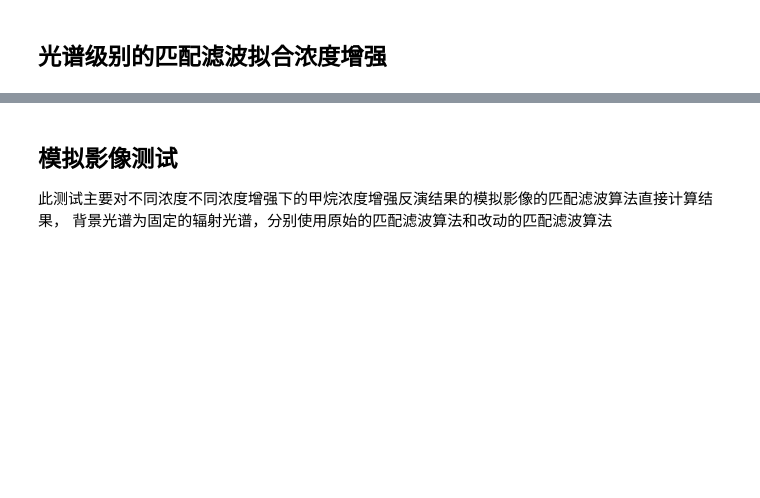
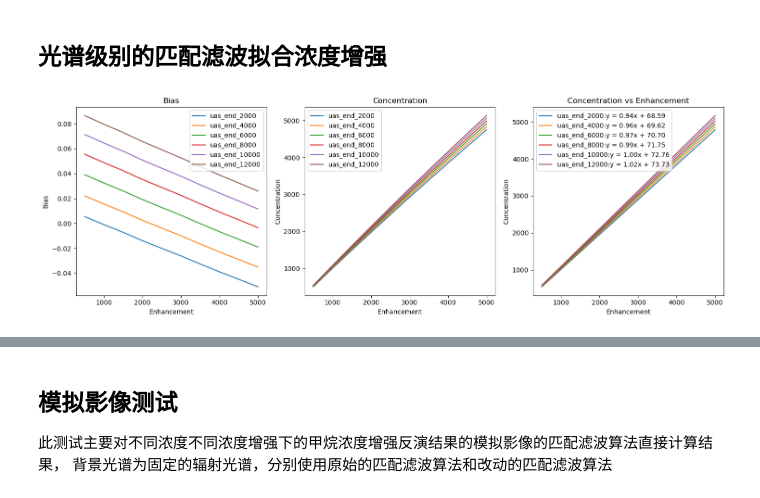
Before and after one commit to Emeric53/MF, a Jupyter notebook: MatchedFilter/algorithm_modification.ipynb, the cells around one changed output, grey strips where cells are left out. Cells and saved outputs as stored; diff of their text form; code cells hidden in the pictures; blank space fills up the shorter version.

```diff
--- a/MatchedFilter/algorithm_modification.ipynb
+++ b/MatchedFilter/algorithm_modification.ipynb
@@ -235,7 +235,6 @@ def polyfit_plot(enhancements,resultlist,ax,labelstr):
 # %% [markdown]
 ## 光谱级别的匹配滤波拟合浓度增强
 # %%
-
 def spectrumlevel_test1():
     """
     测试不同浓度增强下的甲烷廓线直接拟合的浓度结果。
@@ -263,123 +262,34 @@ def spectrumlevel_test1():
             # 读取模拟辐射数据
             filepath = f"C:\\PcModWin5\\Bin\\batch\\AHSI_Methane_{int(enhancement)}_ppmm_tape7.txt"
             _,radiance = nf.get_simulated_satellite_radiance(filepath,channels_path,2150,2500)
             # 通过直接拟合的方法计算甲烷浓度增强，并计算与实际值的偏差
             concentration = profile_matched_filter(base,radiance,uas)
             biaslists.append(((concentration-enhancement)/enhancement))
             concentrationlist.append(concentration)
 
         ax[0].plot(enhancements,biaslists,label=f"uas_end_{end}")
         ax[1].plot(enhancements,concentrationlist,label=f"uas_end_{end}")
-        polyfit_plot(enhancements,biaslists,ax[2],f"uas_end_{end}")
+        polyfit_plot(enhancements,concentrationlist,ax[2],f"uas_end_{end}")
 
     ax[0].set_title("Bias")
     ax[0].set_xlabel("Enhancement")
     ax[0].set_ylabel("Bias")
     ax[0].legend()
 
     ax[1].set_title("Concentration")
     ax[1].set_xlabel("Enhancement")
     ax[1].set_ylabel("Concentration")
     ax[1].legend()
 
     ax[2].set_title("Concentration vs Enhancement")
     ax[2].set_xlabel("Enhancement")
     ax[2].set_ylabel("Concentration")
     ax[2].legend()
-
     plt.tight_layout()
     plt.show()
 
     return biaslists
 
-
-def spectrumlevel_test2():
-    """
-    测试不同浓度增强下的甲烷廓线拟合的浓度结果,使用多级单位吸收光谱。
-    并与单级单位吸收光谱的结果进行对比。
-    """
-
-    # 读取单位吸收光谱
-
-    ahsi_unit_absorption_spectrum_path = f"C:\\Users\\RS\\VSCode\\matchedfiltermethod\\MyData\\uas\\AHSI_UAS_end_30000.txt"
-    _,base_uas = nf.open_unit_absorption_spectrum(ahsi_unit_absorption_spectrum_path,2150,2500)
-
-    uaslist = []
-    uasrange = np.arange(8000,46000,8000)
-    for i in uasrange:
-        ahsi_unit_absorption_spectrum_path = f"C:\\Users\\RS\\VSCode\\matchedfiltermethod\\MyData\\uas\\AHSI_UAS_end_{i}.txt"
-        _,uas = nf.open_unit_absorption_spectrum(ahsi_unit_absorption_spectrum_path,2150,2500)
-        uaslist.append(uas)
-
-    # 设置base radiance
-    filepath = f"C:\\PcModWin5\\Bin\\batch\\AHSI_Methane_0_ppmm_tape7.txt"
-    channels_path=r"C:\\Users\\RS\\VSCode\\matchedfiltermethod\\MyData\\AHSI_channels.npz"
-    _,base_radiance = nf.get_simulated_satellite_radiance(filepath,channels_path,2150,2500)
-
-    # initiatate variables
-    ml_concentrationlist = []
-    ml_biaslists = []
-    sg_concentrationlist = []
-    sg_biaslists = []
-
-    # 拟合甲烷浓度增强
-    enhancements = np.arange(0,20500,500)
-    for enhancement in enhancements:
-        # 读取模拟辐射数据
-        filepath = f"C:\\PcModWin5\\Bin\\batch\\AHSI_Methane_{enhancement}_ppmm_tape7.txt"
-        print("current enhancement is " + str(enhancement))
-        channels_path=r"C:\\Users\\RS\\VSCode\\matchedfiltermethod\\MyData\\AHSI_channels.npz"
-        _,radiance = nf.get_simulated_satellite_radiance(filepath,channels_path,2150,2500)
-
-        # 计算甲烷浓度增强，并计算与实际值的偏差
-        concentration = profile_matched_filter_ML(base_radiance,radiance,uaslist)
-        ml_biaslists.append(((concentration-enhancement)/enhancement))
-        ml_concentrationlist.append(concentration)
-
-        concentration = profile_matched_filter(base_radiance,radiance,base_uas)
-        sg_biaslists.append(((concentration-enhancement)/enhancement))
-        sg_concentrationlist.append(concentration)
-
-    # 可视化
-    fig, ax = plt.subplots(1,3)
-    ax[0].plot(enhancements,ml_biaslists,color="green",label="multi-level")
-    ax[0].plot(enhancements,sg_biaslists,color="blue",label="single-level")
-    ax[1].plot(enhancements,ml_concentrationlist,color="green",label="multi-level")
-    ax[1].plot(enhancements,sg_concentrationlist,color="blue",label="single-level")
-    slope,intercept = np.polyfit(enhancements,ml_concentrationlist,1)
-    x_fit = np.linspace(min(enhancements), max(enhancements), 100)
-    y_fit = slope * x_fit + intercept
-    if intercept > 0 :
-        ax[2].plot(x_fit,y_fit,label=f'multi-level:y = {slope:.2f}x + {np.abs(intercept):.2f}' )
-    elif intercept < 0 :
-        ax[2].plot(x_fit,y_fit,label=f'multi-level:y = {slope:.2f}x - {np.abs(intercept):.2f}' )
-    else:
-        ax[2].plot(x_fit,y_fit,label=f'multi-level:y = {slope:.2f}x' )
-
-    slope,intercept = np.polyfit(enhancements,sg_concentrationlist,1)
-    x_fit = np.linspace(min(enhancements), max(enhancements), 100)
-    y_fit = slope * x_fit + intercept
-    if intercept > 0 :
-        ax[2].plot(x_fit,y_fit,label=f'single-level:y = {slope:.2f}x + {np.abs(intercept):.2f}' )
-    elif intercept < 0 :
-        ax[2].plot(x_fit,y_fit,label=f'single-level:y = {slope:.2f}x - {np.abs(intercept):.2f}' )
-    else:
-        ax[2].plot(x_fit,y_fit,label=f'single-level:y = {slope:.2f}x' )
-
-
-
-    ax[0].set_title("Bias")
-    ax[0].set_xlabel("Enhancement")
-    ax[0].set_ylabel("Bias")
-    ax[1].set_title("Concentration")
-    ax[1].set_xlabel("Enhancement")
-    ax[1].set_ylabel("Concentration")
-    ax[2].set_title("Concentration vs Enhancement")
-    ax[2].set_xlabel("Enhancement")
-    ax[2].set_ylabel("Concentration")
-    ax[0].legend()
-    ax[1].legend()
-    ax[2].legend()
-    plt.show()
-
-    return ml_biaslists,sg_biaslists
+biaslist = spectrumlevel_test1()
+# %% [output]
+[figure, added]
```
Also changed, not shown: parts of 16 cells of this notebook.
